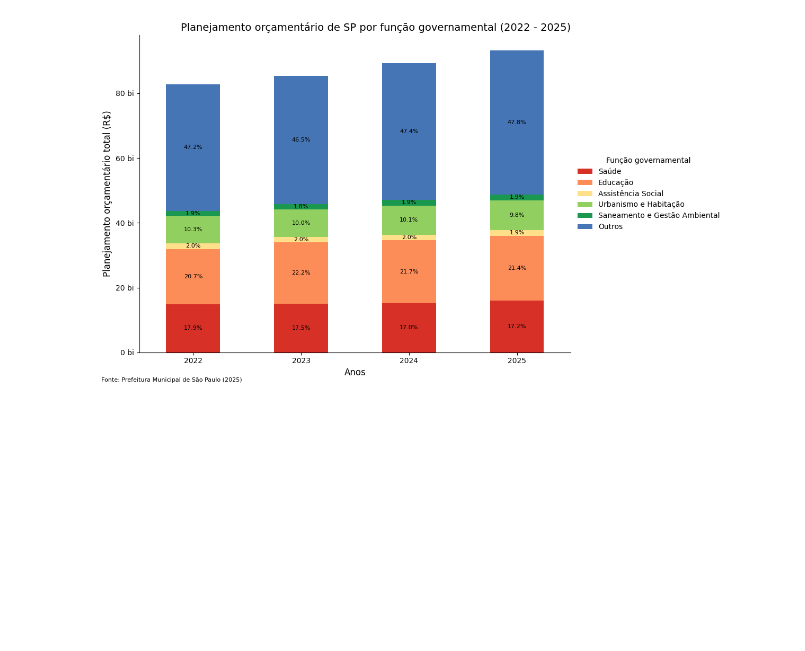
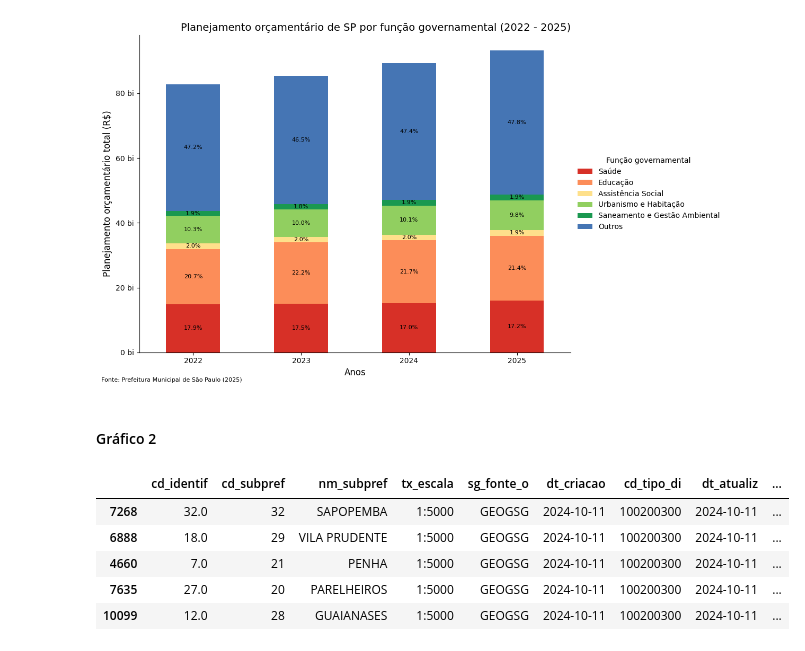
Before and after one commit to caiodurazzo/melhores_praticas_estagio, a Jupyter notebook: 07_visualizacao_dados.ipynb, the cells around one changed output. Cells and saved outputs as stored; diff of their text form; code cells hidden in the pictures; blank space fills up the shorter version.

```diff
--- a/07_visualizacao_dados.ipynb
+++ b/07_visualizacao_dados.ipynb
@@ -94,3 +97,18 @@ plt.show()
 save_graph(fig, "ppa_funcao_barras.png")
 # %% [output]
 [figure]
+# %% [markdown]
+#### Gráfico 2
+# %%
+import pandas as pd
+
+pd.set_option("display.max_columns", None)
+
+gdf_merged.sample(5)
+# %% [output]
+|  | cd_identif | cd_subpref | nm_subpref | tx_escala | sg_fonte_o | dt_criacao | cd_tipo_di | dt_atualiz | ... |
+| 7268 | 32.0 | 32 | SAPOPEMBA | 1:5000 | GEOGSG | 2024-10-11 | 100200300 | 2024-10-11 | ... |
+| 6888 | 18.0 | 29 | VILA PRUDENTE | 1:5000 | GEOGSG | 2024-10-11 | 100200300 | 2024-10-11 | ... |
+| 4660 | 7.0 | 21 | PENHA | 1:5000 | GEOGSG | 2024-10-11 | 100200300 | 2024-10-11 | ... |
+| 7635 | 27.0 | 20 | PARELHEIROS | 1:5000 | GEOGSG | 2024-10-11 | 100200300 | 2024-10-11 | ... |
+| 10099 | 12.0 | 28 | GUAIANASES | 1:5000 | GEOGSG | 2024-10-11 | 100200300 | 2024-10-11 | ... |
```
Also changed, not shown: parts of 4 cells of this notebook.
